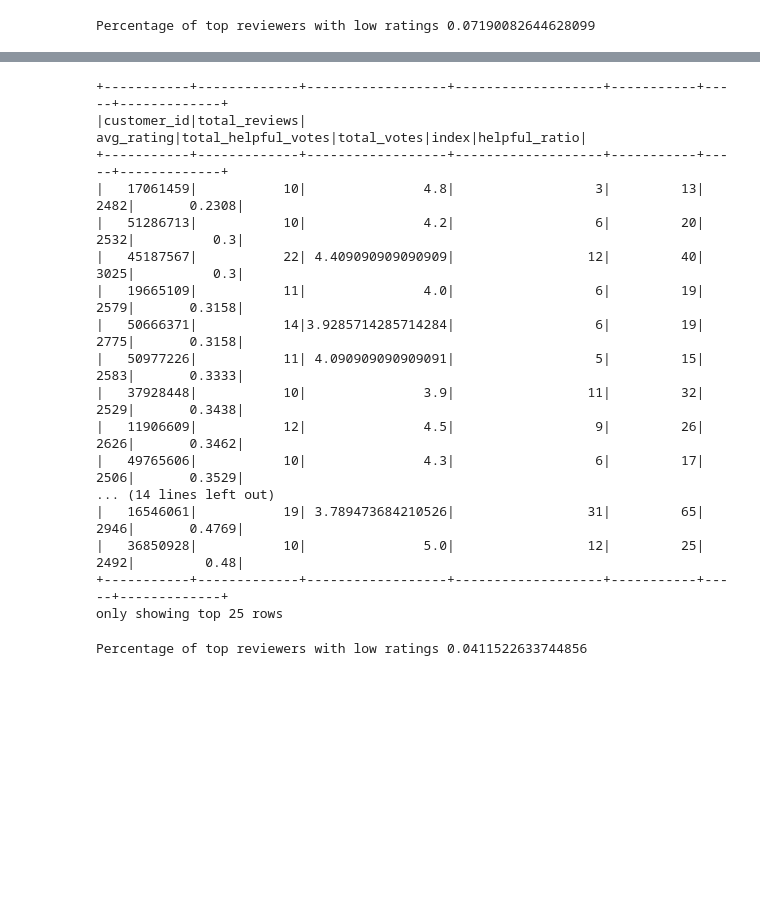
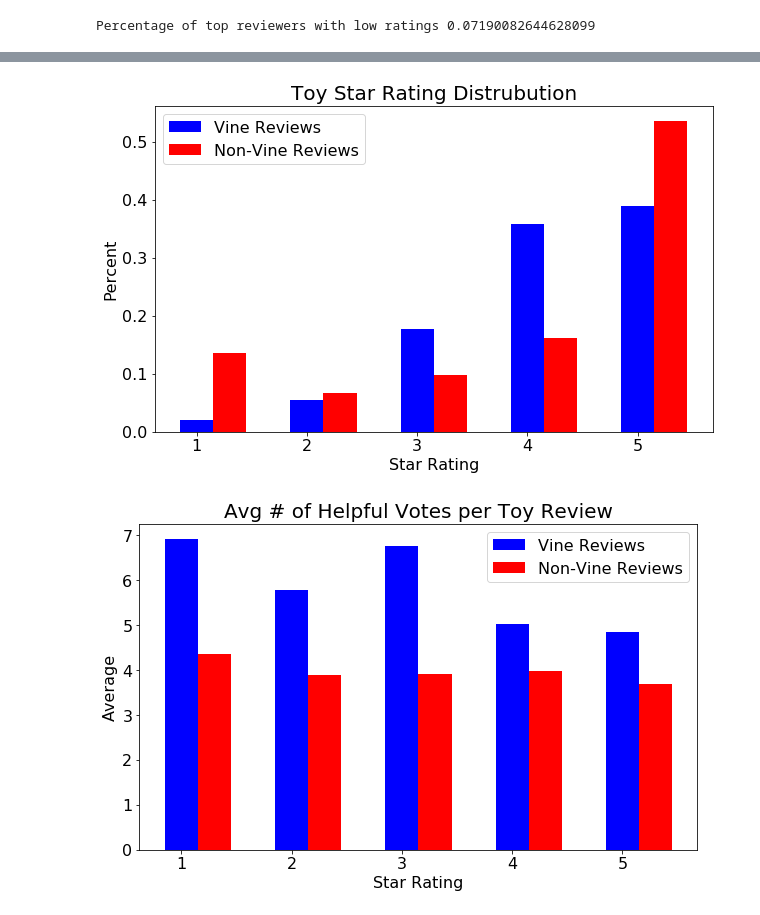
Before and after one commit to woodfin8/big-data-challenge, a Jupyter notebook: Level-1/big_data_toys.ipynb, the cells around one changed output, grey strips where cells are left out. Saved outputs shown, nothing was run; the diff lists cells and outputs as text; code cells hidden in the pictures; blank space fills up the shorter version.

Commit message:
comparison images added

```diff
--- a/Level-1/big_data_toys.ipynb
+++ b/Level-1/big_data_toys.ipynb
@@ -410,22 +325,0 @@ top_cust_df = top_cust_df.withColumn('helpful_ratio',round(top_cust_df['total_he
-# %%
-#sort by helpful_ratio
-top_cust_df = top_cust_df.orderBy(top_cust_df['helpful_ratio'].asc())
-top_cust_df.show(25)
-# %% [output]
-+-----------+-------------+------------------+-------------------+-----------+-----+-------------+
-|customer_id|total_reviews|        avg_rating|total_helpful_votes|total_votes|index|helpful_ratio|
-+-----------+-------------+------------------+-------------------+-----------+-----+-------------+
-|   17061459|           10|               4.8|                  3|         13| 2482|       0.2308|
-|   51286713|           10|               4.2|                  6|         20| 2532|          0.3|
-|   45187567|           22| 4.409090909090909|                 12|         40| 3025|          0.3|
-|   19665109|           11|               4.0|                  6|         19| 2579|       0.3158|
-|   50666371|           14|3.9285714285714284|                  6|         19| 2775|       0.3158|
-|   50977226|           11| 4.090909090909091|                  5|         15| 2583|       0.3333|
-|   37928448|           10|               3.9|                 11|         32| 2529|       0.3438|
-|   11906609|           12|               4.5|                  9|         26| 2626|       0.3462|
-|   49765606|           10|               4.3|                  6|         17| 2506|       0.3529|
-... (14 lines left out)
-|   16546061|           19| 3.789473684210526|                 31|         65| 2946|       0.4769|
-|   36850928|           10|               5.0|                 12|         25| 2492|         0.48|
-+-----------+-------------+------------------+-------------------+-----------+-----+-------------+
-only showing top 25 rows
@@ -436,4 +326,42 @@ low = low_help_df.count()
-# %%
-print(f'Percentage of top reviewers with low ratings {low/top}')
-# %% [output]
-Percentage of top reviewers with low ratings 0.0411522633744856
+# %%
+y = pd.read_csv("Y_toy_summary.csv")
+n = pd.read_csv("N_toy_summary.csv")
+# %%
+#side by side comparison for Star Rating Distribution
+plt.figure(figsize=(10,6))
+plt.bar(y['star_rating'],y['star_pct'], color = "blue", width = 0.3, label="Vine Reviews")
+plt.bar(y['star_rating']+0.3,n['star_pct'], color = "red", width = 0.3, label="Non-Vine Reviews")
+plt.title("Toy Star Rating Distrubution", fontsize=20)
+plt.xlabel("Star Rating", fontsize=16)
+plt.ylabel("Percent", fontsize=16)
+plt.xticks(fontsize=16)
+plt.yticks(fontsize=16)
+plt.legend(loc="best", fontsize=16)
+plt.savefig("images/toy_total_disto.png")
+
+#side by side comparison for Avg Number of Helpful Votes
+plt.figure(figsize=(10,6))
+plt.bar(y['star_rating'],y['helpful_avg'], color = "blue", width = 0.3, label="Vine Reviews")
+plt.bar(y['star_rating']+0.3,n['helpful_avg'], color = "red", width = 0.3, label="Non-Vine Reviews")
+plt.title("Avg # of Helpful Votes per Toy Review", fontsize=20)
+plt.xlabel("Star Rating", fontsize=16)
+plt.ylabel("Average", fontsize=16)
+plt.xticks(fontsize=16)
+plt.yticks(fontsize=16)
+plt.legend(loc="best", fontsize=16)
+plt.savefig("images/toy_total_help_avg.png")
+
+#side by side comparison of helpful vote ratio
+plt.figure(figsize=(10,6))
+plt.bar(y['star_rating'],y['helpful_ratio'], color = "blue", width = 0.3, label="Vine Reviews")
+plt.bar(y['star_rating']+0.3,n['helpful_ratio'], color = "red", width = 0.3, label="Non-Vine Reviews")
+plt.title("Helpful Vote Ratio for Toy Reviews", fontsize=20)
+plt.xlabel("Star Rating", fontsize=16)
+plt.ylabel("Average", fontsize=16)
+plt.xticks(fontsize=16)
+plt.yticks(fontsize=16)
+plt.legend(loc="best", fontsize=16)
+plt.savefig("images/toy_total_help_ratio.png")
+# %% [output]
+[figure, added]
+[figure, added]
```
Also changed, not shown: parts of 15 cells of this notebook, 28 other files.
